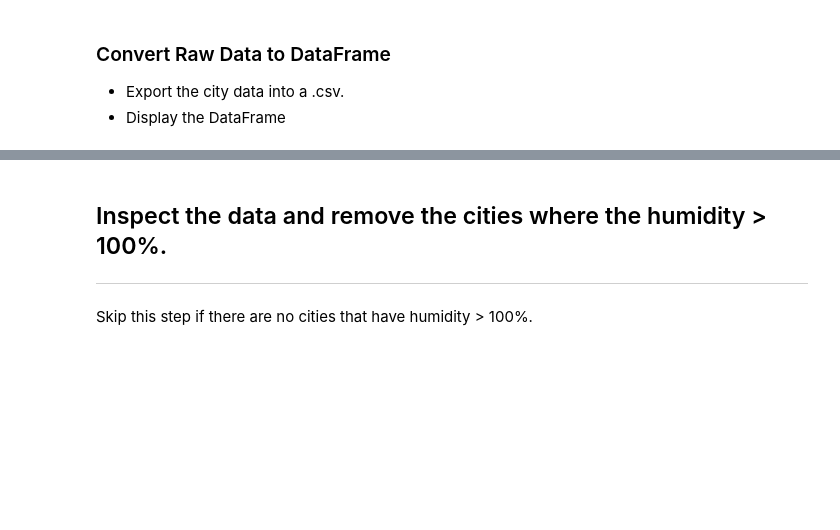
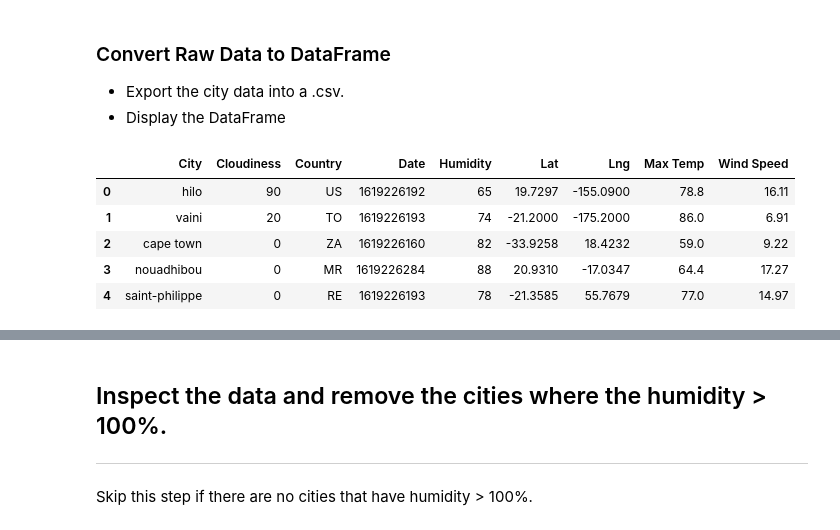
Before and after one commit to MorgaineB/python-api-challenge, a Jupyter notebook: WeatherPy/WeatherPy.ipynb, the cells around one changed output, grey strips where cells are left out. Cells and saved outputs as stored; diff of their text form; code cells hidden in the pictures; blank space fills up the shorter version.

```diff
--- a/WeatherPy/WeatherPy.ipynb
+++ b/WeatherPy/WeatherPy.ipynb
@@ -117,3 +117,26 @@ Data Retrieval Completed.
 ### Convert Raw Data to DataFrame
 * Export the city data into a .csv.
 * Display the DataFrame
+# %%
+#Create a Dictionary for the DataFrame
+weather_dict = {"City": city_two,
+               "Cloudiness": cloudiness,
+               "Country": country,
+               "Date": date,
+               "Humidity": humidity,
+               "Lat": lat,
+               "Lng": lng,
+               "Max Temp": max_temp,
+               "Wind Speed": wind_speed}
+
+#Create DataFrame
+weather_data = pd.DataFrame(weather_dict)
+
+weather_data.head()
+# %% [output]
+|  | City | Cloudiness | Country | Date | Humidity | Lat | Lng | Max Temp | Wind Speed |
+| 0 | hilo | 90 | US | 1619226192 | 65 | 19.7297 | -155.0900 | 78.8 | 16.11 |
+| 1 | vaini | 20 | TO | 1619226193 | 74 | -21.2000 | -175.2000 | 86.0 | 6.91 |
+| 2 | cape town | 0 | ZA | 1619226160 | 82 | -33.9258 | 18.4232 | 59.0 | 9.22 |
+| 3 | nouadhibou | 0 | MR | 1619226284 | 88 | 20.9310 | -17.0347 | 64.4 | 17.27 |
+| 4 | saint-philippe | 0 | RE | 1619226193 | 78 | -21.3585 | 55.7679 | 77.0 | 14.97 |
```
Also changed, not shown: parts of 2 cells of this notebook, 1 other file.
